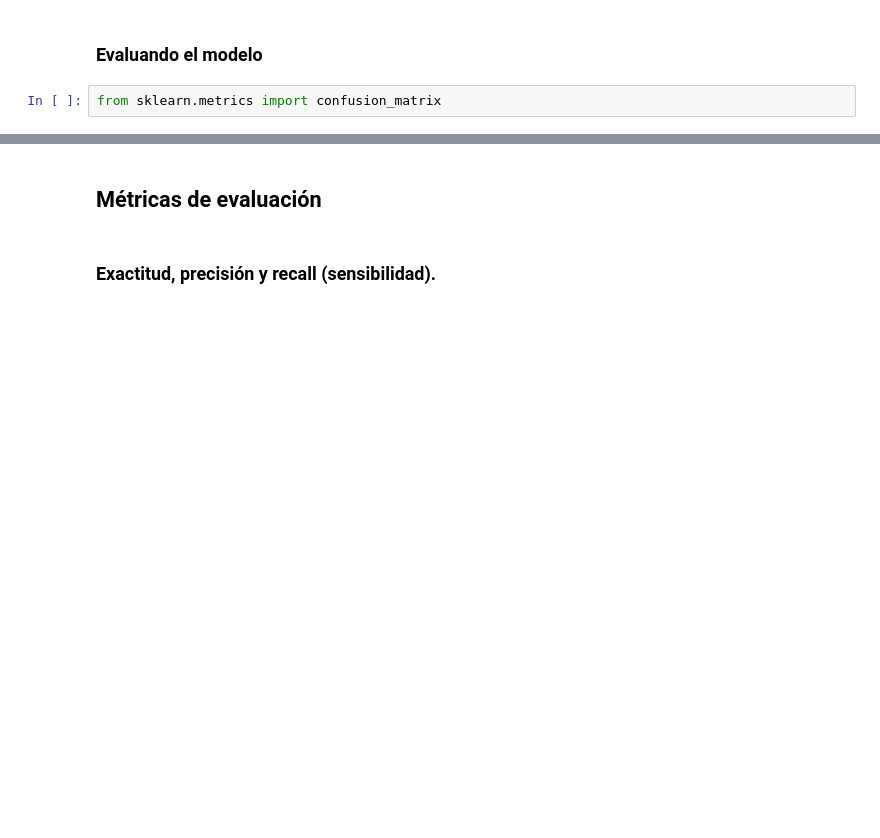
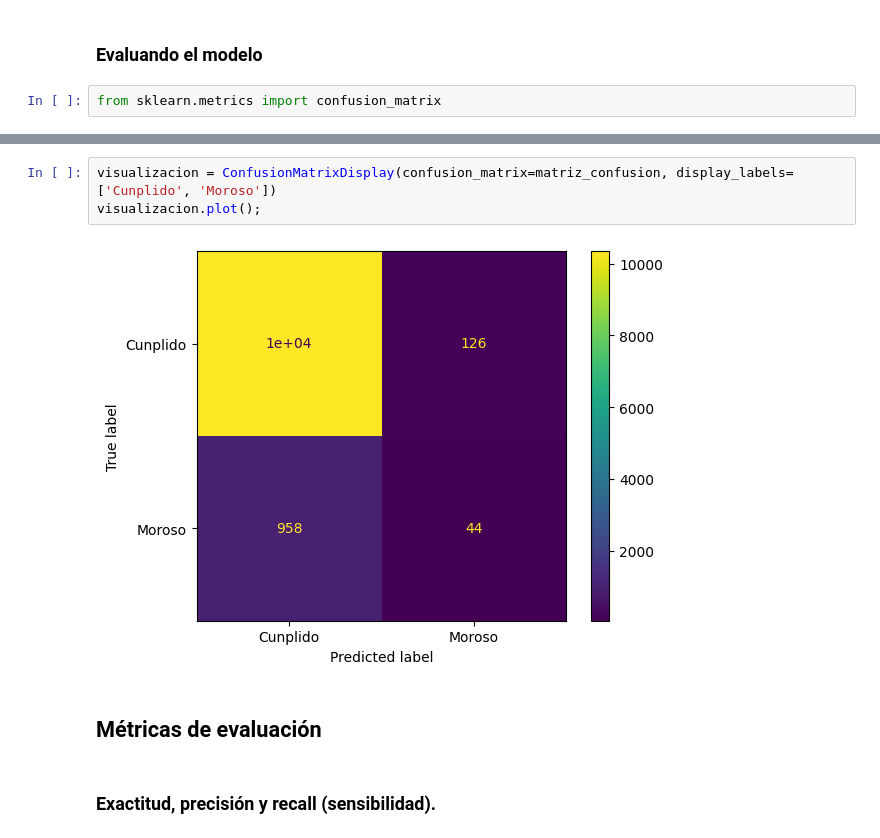
Before and after one commit to MyAppsTest/Clasificacion_validacion_de_modelos_y_metricas_de_evaluacion, a Jupyter notebook: Clasificacion_validacion_y_metricas.ipynb, the cells around one changed output, grey strips where cells are left out. Drawn from its saved outputs; the diff is of its cells as text; blank space fills up the shorter version.

```diff
--- a/Clasificacion_validacion_y_metricas.ipynb
+++ b/Clasificacion_validacion_y_metricas.ipynb
@@ -94,3 +108,8 @@ from sklearn.metrics import confusion_matrix
+# %%
+visualizacion = ConfusionMatrixDisplay(confusion_matrix=matriz_confusion, display_labels=['Cunplido', 'Moroso'])
+visualizacion.plot();
+# %% [output]
+[figure, added]
 # %% [markdown]
 ## <font color='dark'>Métricas de evaluación</h1>
 # %% [markdown]
```
Also changed, not shown: parts of 27 cells of this notebook.
